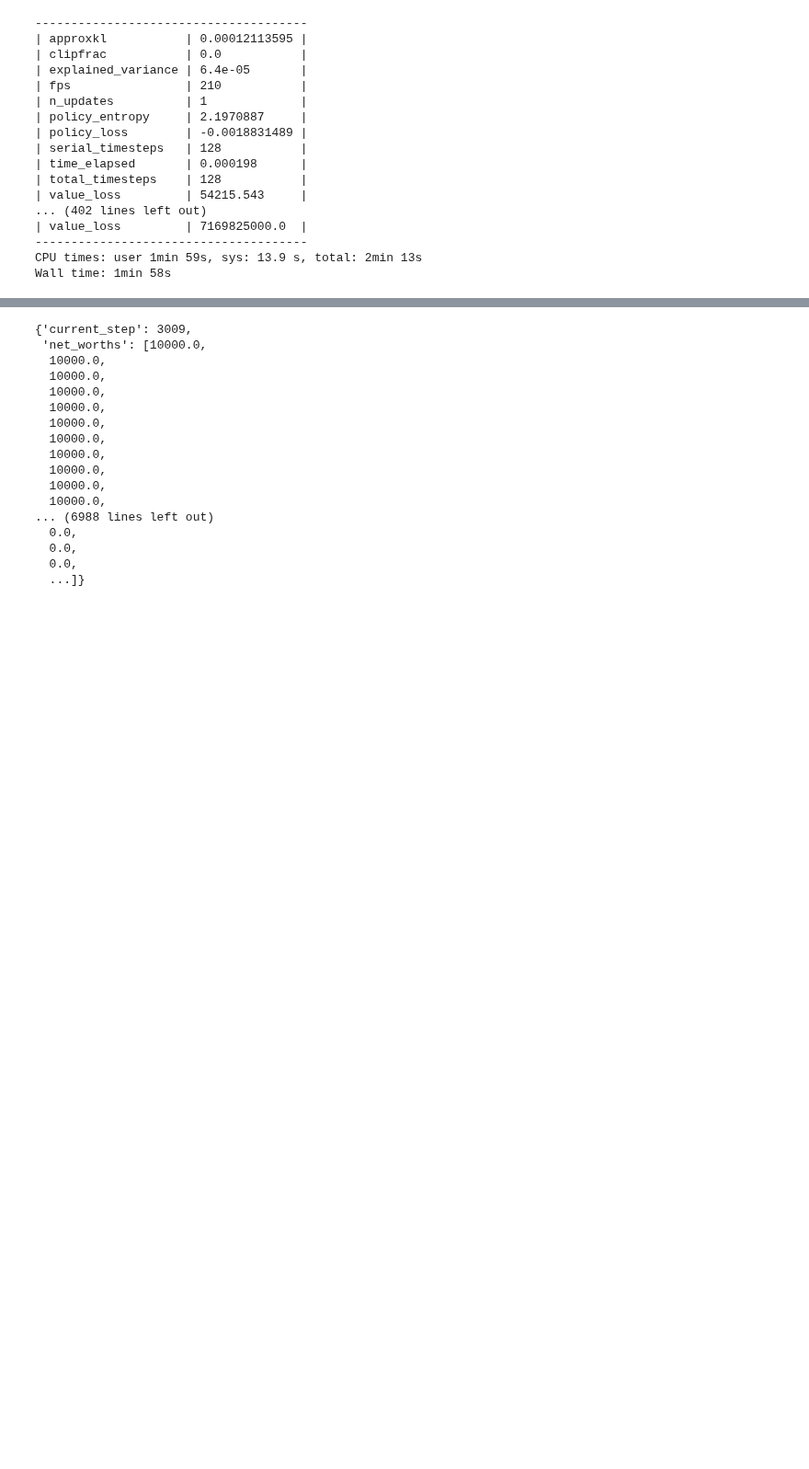
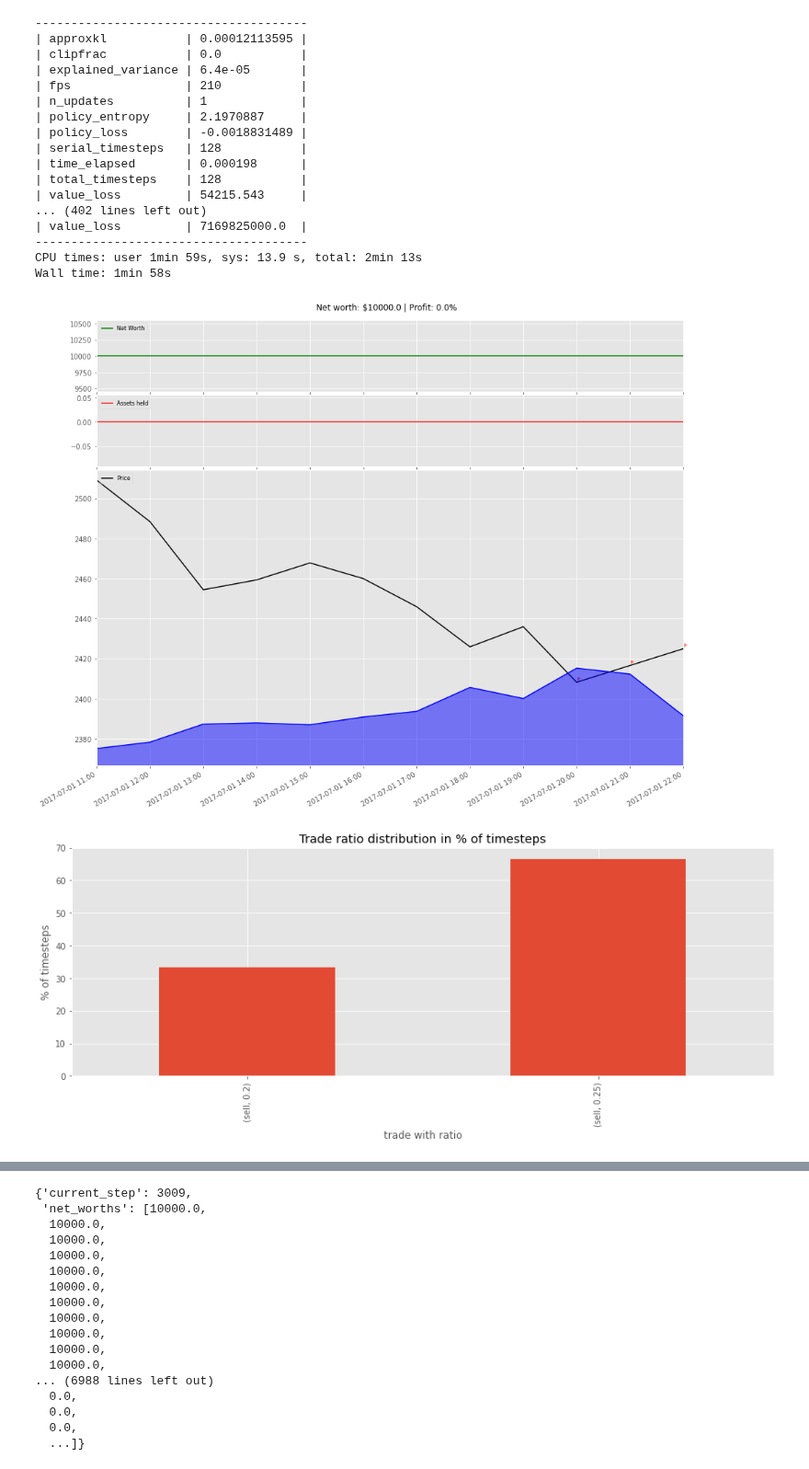
Before and after one commit to perjonasam/dunderbot, a Jupyter notebook: Playground.ipynb, the cells around one changed output, grey strips where cells are left out. Shown at 92% size. Drawn from its saved outputs; the diff is of its cells as text; code cells hidden in the pictures; blank space fills up the shorter version.

Commit message:
New plot in human render mode: action distribution

```diff
--- a/Playground.ipynb
+++ b/Playground.ipynb
@@ -79,5 +79,7 @@ CPU times: user 1min 59s, sys: 13.9 s, total: 2min 13s
 Wall time: 1min 58s
 # %%
 %%time
-run.predict(env=env, model=model, total_timesteps=3000, rendermode='system')
+run.predict(env=env, model=model, total_timesteps=3, rendermode='human')
 # %% [output]
+[figure, added]
+[figure, added]
```
Also changed, not shown: parts of 10 cells of this notebook, 2 other files.
